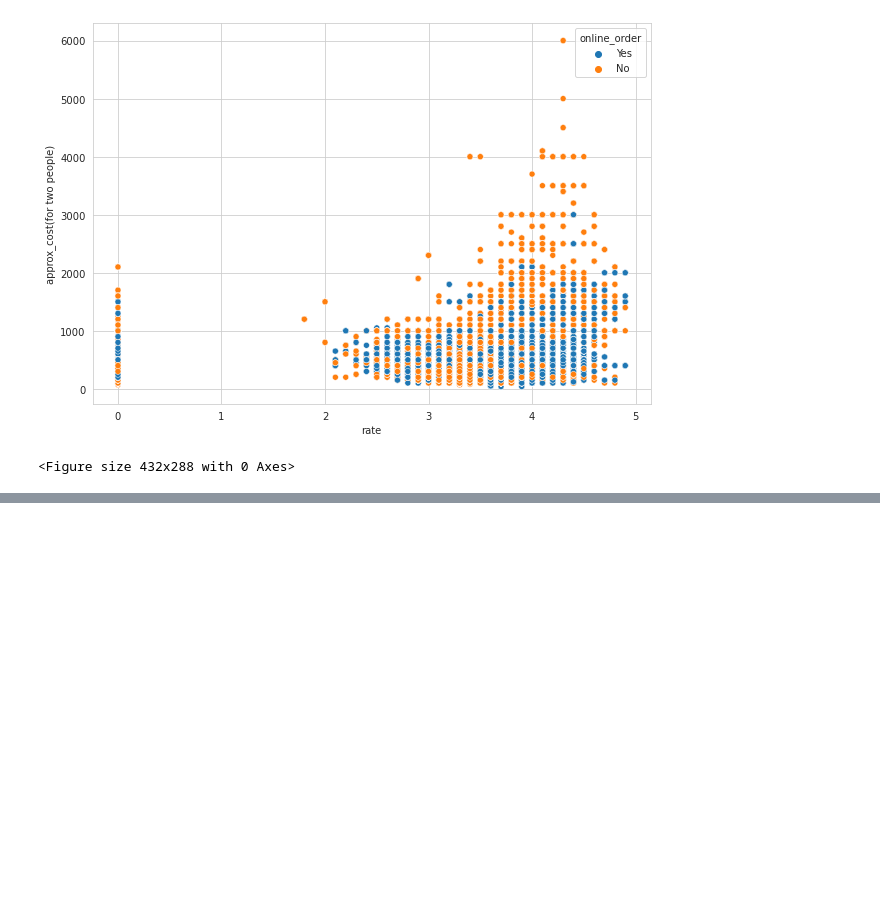
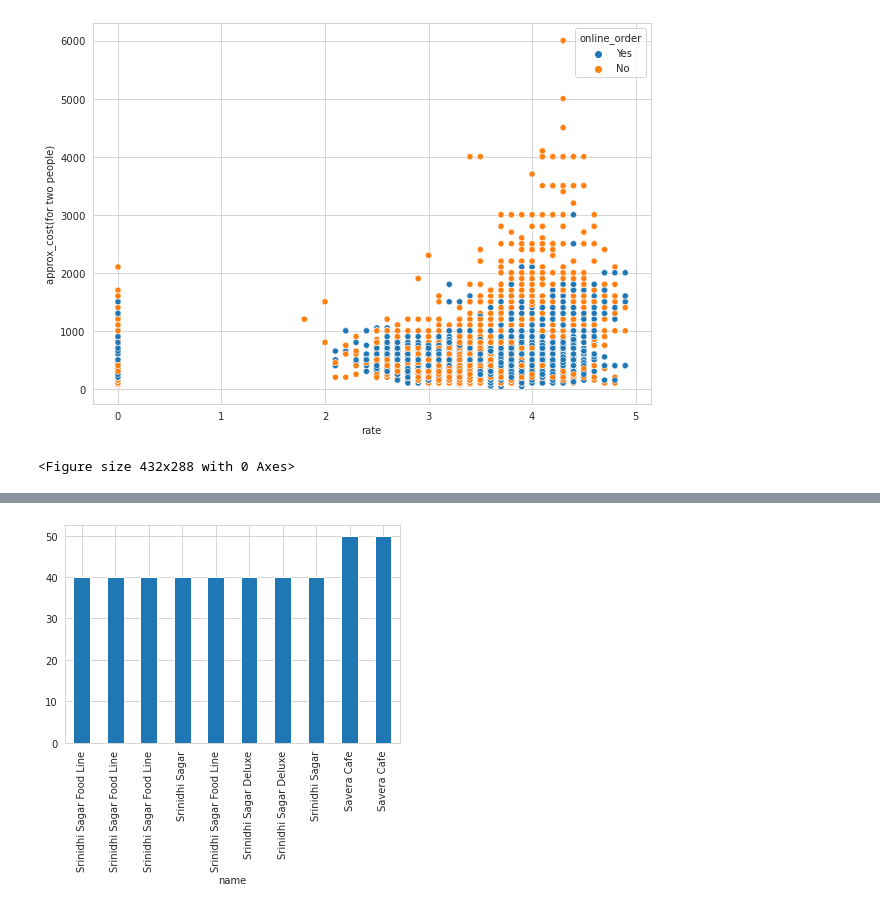
Before and after one commit to Data-Analysis-Projects-Udemy/Project-3-Geospatial-Analysis-Project, a Jupyter notebook: Zomato_EDA.ipynb, the cells around one changed output, grey strips where cells are left out. Saved outputs shown, nothing was run; the diff lists cells and outputs as text; code cells hidden in the pictures; blank space fills up the shorter version.

```diff
--- a/Zomato_EDA.ipynb
+++ b/Zomato_EDA.ipynb
@@ -440,0 +489,2 @@ plt.savefig("./images/costvsrating.png")
+# %%
+data.set_index('name',inplace=True)
@@ -440,0 +518,5 @@ plt.savefig("./images/costvsrating.png")
+# %%
+data['approx_cost(for two people)'].nsmallest(10).plot.bar()
+plt.savefig("./images/cheap.png")
+# %% [output]
+[figure, added]
```
Also changed, not shown: parts of 64 cells of this notebook, 20 other files.
